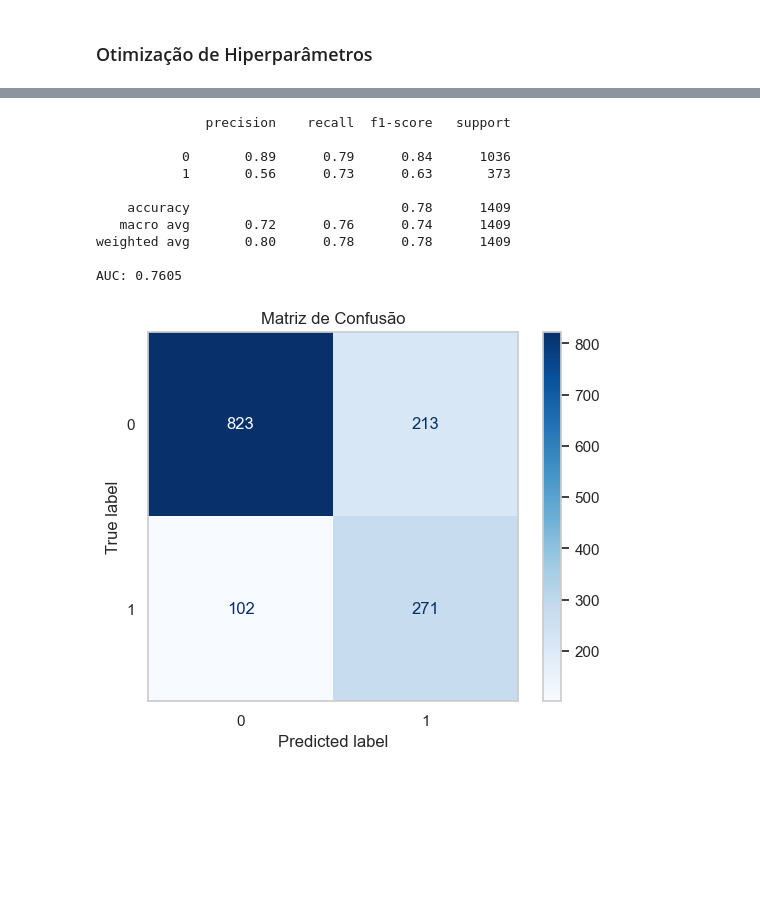
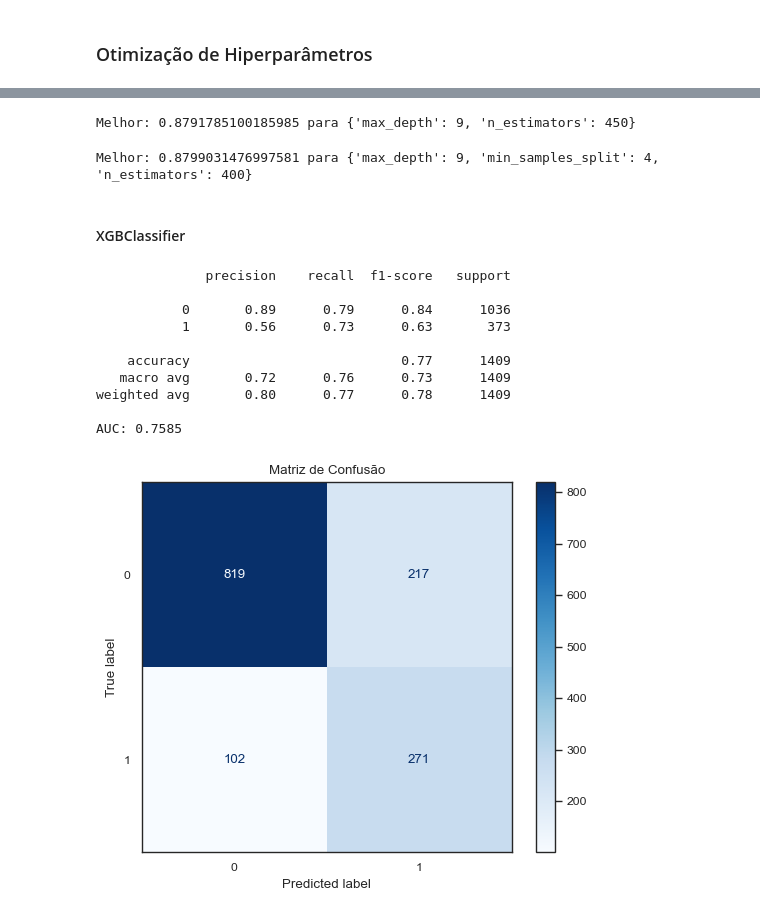
Before and after one commit to marcosilvaa/churn-prediction, a Jupyter notebook: projeto_churn.ipynb, the cells around one changed output, grey strips where cells are left out. Saved outputs shown, nothing was run; the diff lists cells and outputs as text; code cells hidden in the pictures; blank space fills up the shorter version.

```diff
--- a/projeto_churn.ipynb
+++ b/projeto_churn.ipynb
@@ -29,7 +29,7 @@ import pandas as pd
 import numpy as np
 import matplotlib.pyplot as plt
 import seaborn as sns
-sns.set_theme(context="talk", style="dark")
+sns.set_theme(context="paper", style="white")
 sns.color_palette("Spectral", n_colors=5)
 
 # Importando Dados
@@ -644,0 +649,4 @@ Melhor: 0.8858270517361427 para {'min_samples_split': 8}
+# %%
+print("Melhor: {} para {}".format(grid_result.best_score_, grid_result.best_params_))
+# %% [output]
+Melhor: 0.8791785100185985 para {'max_depth': 9, 'n_estimators': 450}
@@ -644,0 +666,6 @@ Melhor: 0.8858270517361427 para {'min_samples_split': 8}
+# %%
+print("Melhor: {} para {}".format(grid_result.best_score_, grid_result.best_params_))
+# %% [output]
+Melhor: 0.8799031476997581 para {'max_depth': 9, 'min_samples_split': 4, 'n_estimators': 400}
+# %% [markdown]
+#### XGBClassifier
@@ -651,36 +691,36 @@ y = df_prep["Churn"]
 X_train, X_test, y_train, y_test = train_test_split(X, y, test_size=0.2, random_state=42)
 
 # Identificando colunas categóricas
 categorical_features = [i for i, col in enumerate(X.columns) if X[col].dtype == "bool"]
 
 # Aplicando o balanceamento dos dados
 smote_nc = SMOTENC(categorical_features = categorical_features, random_state=42)
 X_train_smote, y_train_smote = smote_nc.fit_resample(X_train, y_train)
 
 # Instanciando o modelo com os hiperparametros
-rf = RandomForestClassifier(n_estimators=250, max_depth=9, min_samples_leaf=3,random_state=42)
+rf = RandomForestClassifier(n_estimators=250, max_depth=9, min_samples_leaf=1, min_samples_split=4,random_state=42)
 rf.fit(X_train_smote, y_train_smote)
 
 y_pred = rf.predict(X_test)
 
 print(classification_report(y_test, y_pred))
 
 # imprimir a área sob a curva
 print("AUC: {:.4f}\n".format(roc_auc_score(y_test, y_pred)))
 
 ConfusionMatrixDisplay.from_predictions(y_test, y_pred, cmap='Blues')
 plt.title('Matriz de Confusão')
 plt.grid(False)
 plt.show()
 # %% [output]
               precision    recall  f1-score   support
 
            0       0.89      0.79      0.84      1036
            1       0.56      0.73      0.63       373
 
-    accuracy                           0.78      1409
-   macro avg       0.72      0.76      0.74      1409
-weighted avg       0.80      0.78      0.78      1409
+    accuracy                           0.77      1409
+   macro avg       0.72      0.76      0.73      1409
+weighted avg       0.80      0.77      0.78      1409
 
-AUC: 0.7605
+AUC: 0.7585
-[figure, old version]
+[figure, new version]
```
Also changed, not shown: parts of 27 cells of this notebook, 37 other files.
